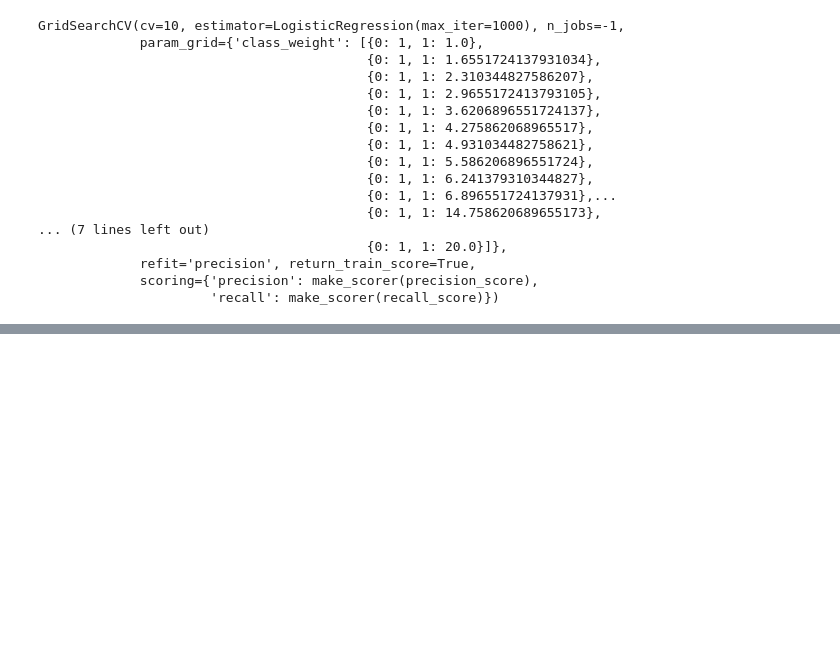
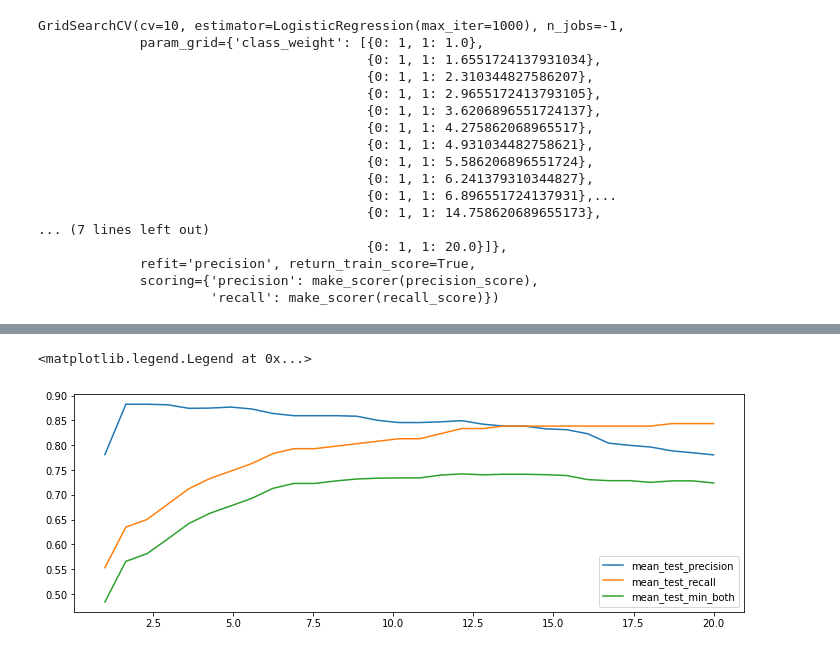
Before and after one commit to Farooq-azam-khan/sklearn-datascience, a Jupyter notebook: src/metrics.ipynb, the cells around one changed output, grey strips where cells are left out. Drawn from its saved outputs; the diff is of its cells as text; code cells hidden in the pictures; blank space fills up the shorter version.

```diff
--- a/src/metrics.ipynb
+++ b/src/metrics.ipynb
@@ -156,0 +160,20 @@ plt.legend()
+# %%
+def min_recall_precision(y_true, y_pred):
+    r = recall_score(y_true, y_pred)
+    p = precision_score(y_true, y_pred)
+    return min(r,p)
+# %%
+grid_custom_metric = GridSearchCV(
+    estimator=LogisticRegression(max_iter=1_000),
+    param_grid={'class_weight': [{0:1, 1:v} for v in np.linspace(1,20,30)]},
+    scoring={'precision': make_scorer(precision_score),
+             'recall': make_scorer(recall_score),
+            'min_both': make_scorer(min_recall_precision)
+            },
+    refit='min_both', # optimize over precision
+    cv=10,
+    return_train_score = True,
+    n_jobs=-1
+)
+# %%
+grid_custom_metric.fit(X,y)
@@ -156,0 +219,9 @@ plt.legend()
+# %%
+plt.figure(figsize=(12,4))
+df = pd.DataFrame(grid_custom_metric.cv_results_)
+for score in ['mean_test_precision', 'mean_test_recall', 'mean_test_min_both']:
+    plt.plot([_[1] for _ in df['param_class_weight']], df[score],label=score)
+plt.legend()
+# %% [output]
+<matplotlib.legend.Legend at 0x...>
+[figure, added]
```
Also changed, not shown: parts of 6 cells of this notebook, 1 other file.
